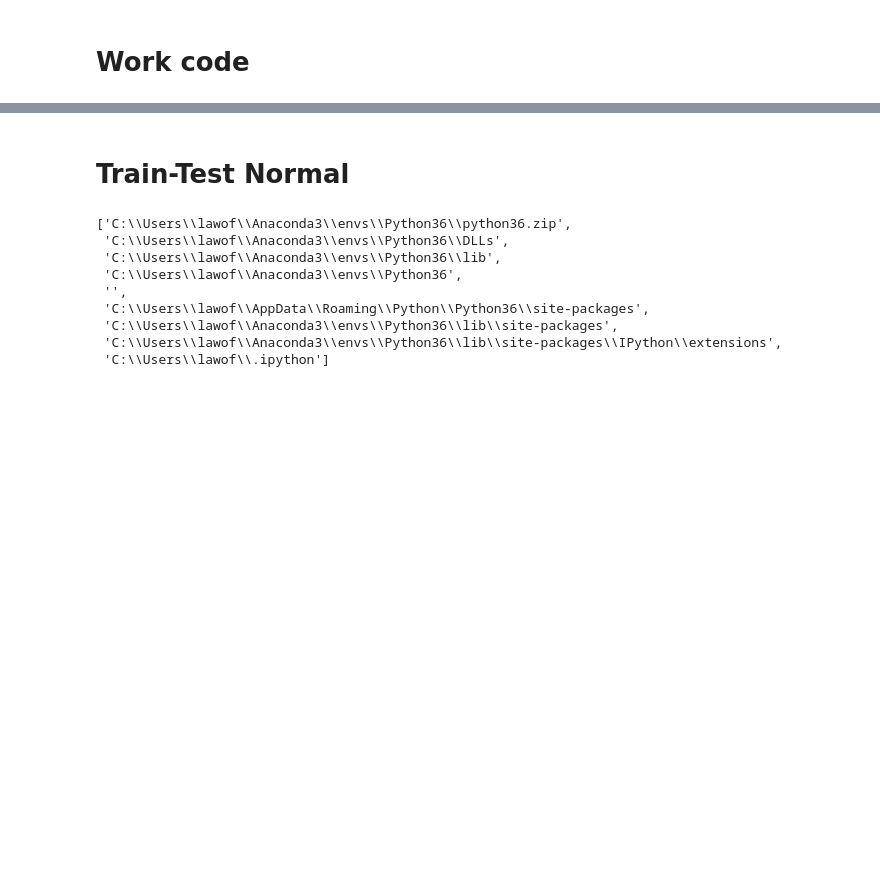
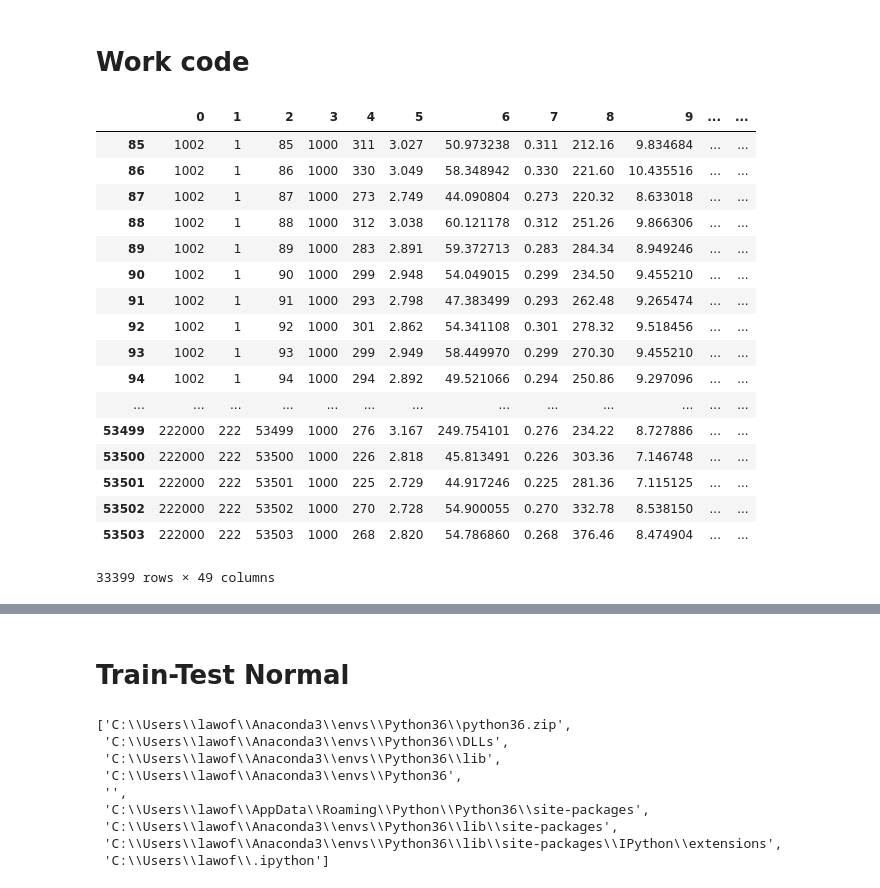
Before and after one commit to lawofearth/ThaiStylometry, a Jupyter notebook: TrainTest.ipynb, the cells around one changed output, grey strips where cells are left out. Drawn from its saved outputs; the diff is of its cells as text; code cells hidden in the pictures; blank space fills up the shorter version.

```diff
--- a/TrainTest.ipynb
+++ b/TrainTest.ipynb
@@ -88,0 +134,21 @@ for j in range(1,6):
+# %%
+openset_all_dat
+# %% [output]
+|  | 0 | 1 | 2 | 3 | 4 | 5 | 6 | 7 | 8 | 9 | ... | ... |
+| 85 | 1002 | 1 | 85 | 1000 | 311 | 3.027 | 50.973238 | 0.311 | 212.16 | 9.834684 | ... | ... |
+| 86 | 1002 | 1 | 86 | 1000 | 330 | 3.049 | 58.348942 | 0.330 | 221.60 | 10.435516 | ... | ... |
+| 87 | 1002 | 1 | 87 | 1000 | 273 | 2.749 | 44.090804 | 0.273 | 220.32 | 8.633018 | ... | ... |
+| 88 | 1002 | 1 | 88 | 1000 | 312 | 3.038 | 60.121178 | 0.312 | 251.26 | 9.866306 | ... | ... |
+| 89 | 1002 | 1 | 89 | 1000 | 283 | 2.891 | 59.372713 | 0.283 | 284.34 | 8.949246 | ... | ... |
+| 90 | 1002 | 1 | 90 | 1000 | 299 | 2.948 | 54.049015 | 0.299 | 234.50 | 9.455210 | ... | ... |
+| 91 | 1002 | 1 | 91 | 1000 | 293 | 2.798 | 47.383499 | 0.293 | 262.48 | 9.265474 | ... | ... |
+| 92 | 1002 | 1 | 92 | 1000 | 301 | 2.862 | 54.341108 | 0.301 | 278.32 | 9.518456 | ... | ... |
+| 93 | 1002 | 1 | 93 | 1000 | 299 | 2.949 | 58.449970 | 0.299 | 270.30 | 9.455210 | ... | ... |
+| 94 | 1002 | 1 | 94 | 1000 | 294 | 2.892 | 49.521066 | 0.294 | 250.86 | 9.297096 | ... | ... |
+| ... | ... | ... | ... | ... | ... | ... | ... | ... | ... | ... | ... | ... |
+| 53499 | 222000 | 222 | 53499 | 1000 | 276 | 3.167 | 249.754101 | 0.276 | 234.22 | 8.727886 | ... | ... |
+| 53500 | 222000 | 222 | 53500 | 1000 | 226 | 2.818 | 45.813491 | 0.226 | 303.36 | 7.146748 | ... | ... |
+| 53501 | 222000 | 222 | 53501 | 1000 | 225 | 2.729 | 44.917246 | 0.225 | 281.36 | 7.115125 | ... | ... |
+| 53502 | 222000 | 222 | 53502 | 1000 | 270 | 2.728 | 54.900055 | 0.270 | 332.78 | 8.538150 | ... | ... |
+| 53503 | 222000 | 222 | 53503 | 1000 | 268 | 2.820 | 54.786860 | 0.268 | 376.46 | 8.474904 | ... | ... |
+33399 rows × 49 columns
```
Also changed, not shown: parts of 15 cells of this notebook, 2 other files.
